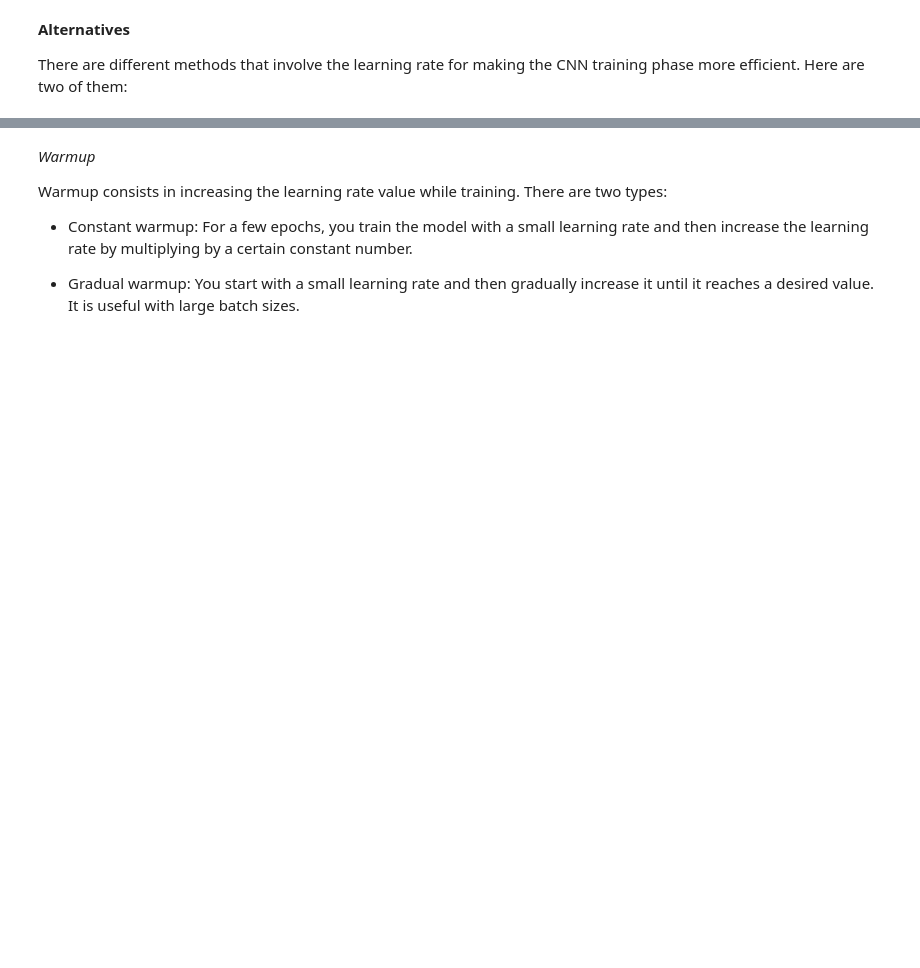
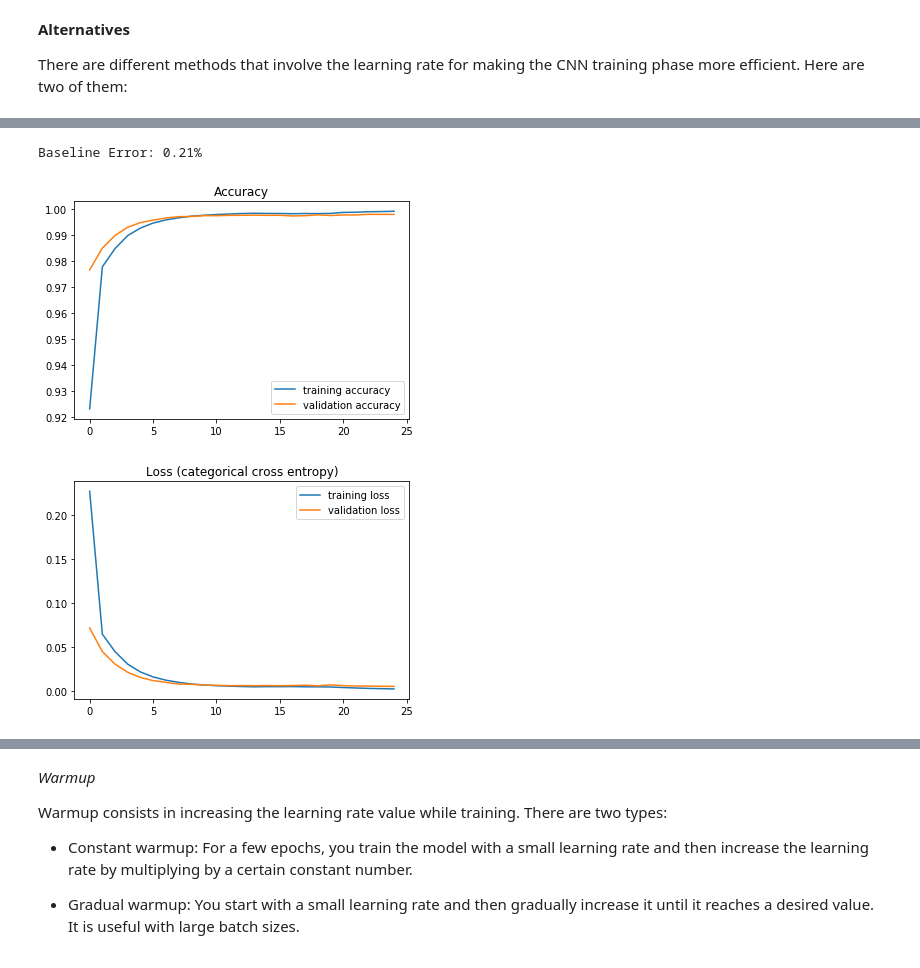
Before and after one commit to telecombcn-dl/2018-idl-projects, a Jupyter notebook: team_10/Learning Rate - Team 10 (1).ipynb, the cells around one changed output, grey strips where cells are left out. Cells and saved outputs as stored; diff of their text form; code cells hidden in the pictures; blank space fills up the shorter version.

```diff
--- a/team_10/Learning Rate - Team 10 (1).ipynb
+++ b/team_10/Learning Rate - Team 10 (1).ipynb
@@ -202,0 +319,8 @@ This method consists in cycling the learning rate value between a lower bound an
+# %%
+history = cyclical('triangular', 25)
+plot_accuracy(history)
+plot_loss(history)
+# %% [output]
+Baseline Error: 0.21%
+[figure, added]
+[figure, added]
```
Also changed, not shown: parts of 26 cells of this notebook.
